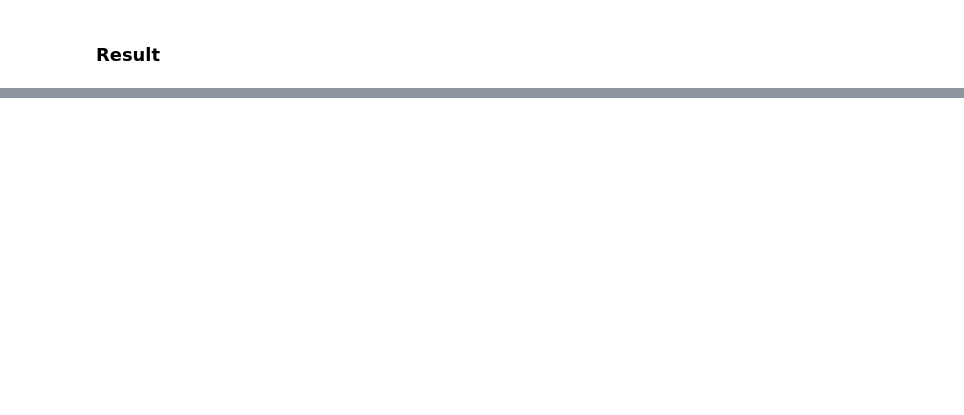
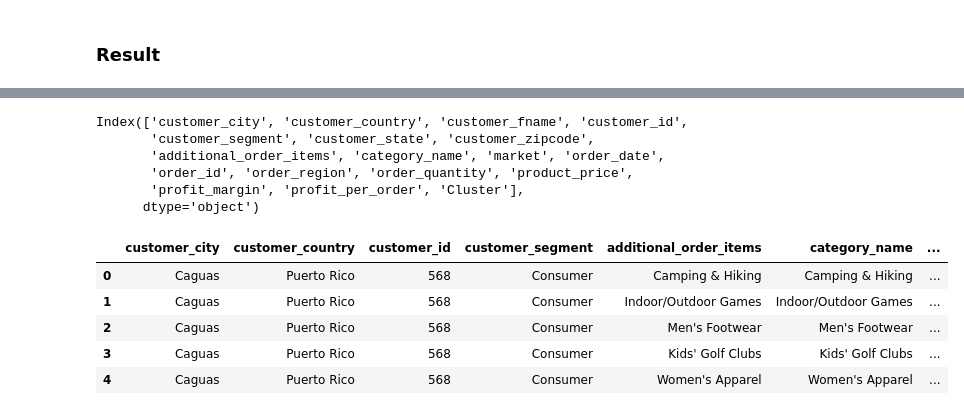
Before and after one commit to PhungThien63f/Ecommerce, a Jupyter notebook: Ecommerce.ipynb, the cells around one changed output, grey strips where cells are left out. Cells and saved outputs as stored; diff of their text form; code cells hidden in the pictures; blank space fills up the shorter version.

```diff
--- a/Ecommerce.ipynb
+++ b/Ecommerce.ipynb
@@ -567,0 +651,9 @@ plt.show()
+# %%
+df_new.columns
+# %% [output]
+Index(['customer_city', 'customer_country', 'customer_fname', 'customer_id',
+       'customer_segment', 'customer_state', 'customer_zipcode',
+       'additional_order_items', 'category_name', 'market', 'order_date',
+       'order_id', 'order_region', 'order_quantity', 'product_price',
+       'profit_margin', 'profit_per_order', 'Cluster'],
+      dtype='object')
@@ -567,0 +663,9 @@ plt.show()
+# %%
+df_class.head()
+# %% [output]
+|  | customer_city | customer_country | customer_id | customer_segment | additional_order_items | category_name | ... |
+| 0 | Caguas | Puerto Rico | 568 | Consumer | Camping & Hiking | Camping & Hiking | ... |
+| 1 | Caguas | Puerto Rico | 568 | Consumer | Indoor/Outdoor Games | Indoor/Outdoor Games | ... |
+| 2 | Caguas | Puerto Rico | 568 | Consumer | Men's Footwear | Men's Footwear | ... |
+| 3 | Caguas | Puerto Rico | 568 | Consumer | Kids' Golf Clubs | Kids' Golf Clubs | ... |
+| 4 | Caguas | Puerto Rico | 568 | Consumer | Women's Apparel | Women's Apparel | ... |
```
Also changed, not shown: parts of 23 cells of this notebook, 1 other file.
